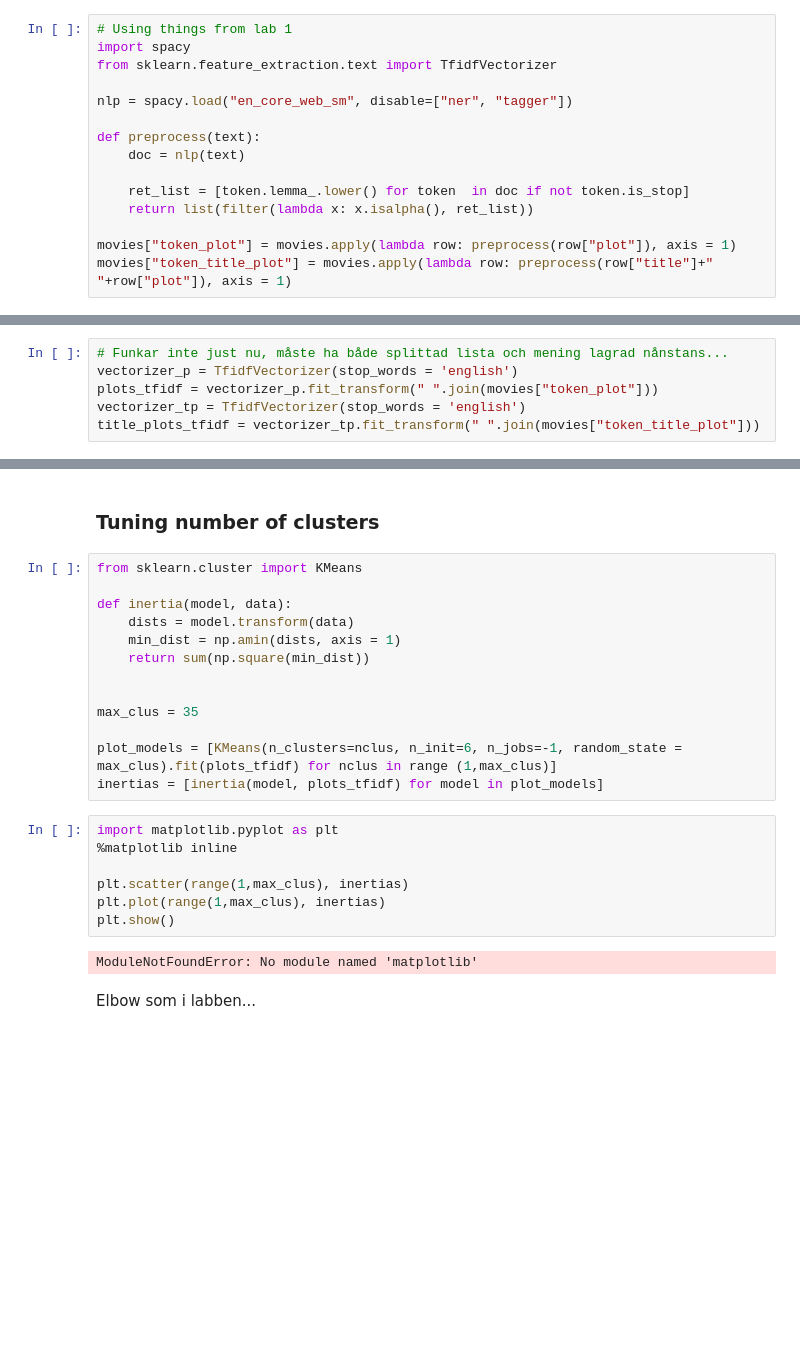
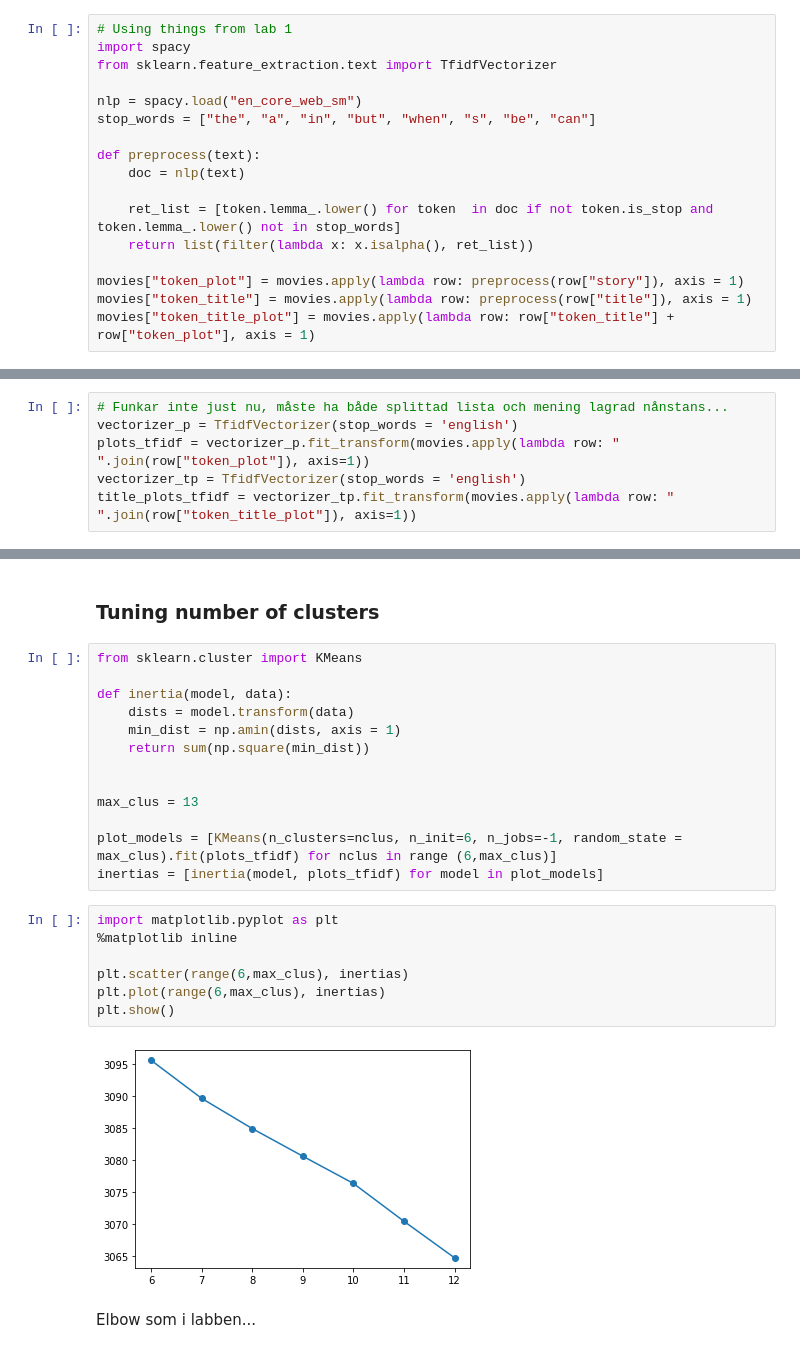
Before and after one commit to Napoleongl/A92_textmining_project, a Jupyter notebook: movie_clustering.ipynb, the cells around one changed output, grey strips where cells are left out. Saved outputs shown, nothing was run; the diff lists cells and outputs as text; blank space fills up the shorter version.

Commit message:
topics gotten and clustering failing

```diff
--- a/movie_clustering.ipynb
+++ b/movie_clustering.ipynb
@@ -31,13 +31,15 @@ Stoppord, tokens, lowercasing, möjligen lemmatisering.
 import spacy
 from sklearn.feature_extraction.text import TfidfVectorizer
 
-nlp = spacy.load("en_core_web_sm", disable=["ner", "tagger"])
+nlp = spacy.load("en_core_web_sm")
+stop_words = ["the", "a", "in", "but", "when", "s", "be", "can"]
 
 def preprocess(text):
     doc = nlp(text)
 
-    ret_list = [token.lemma_.lower() for token  in doc if not token.is_stop]
+    ret_list = [token.lemma_.lower() for token  in doc if not token.is_stop and token.lemma_.lower() not in stop_words]
     return list(filter(lambda x: x.isalpha(), ret_list))
 
-movies["token_plot"] = movies.apply(lambda row: preprocess(row["plot"]), axis = 1)
-movies["token_title_plot"] = movies.apply(lambda row: preprocess(row["title"]+" "+row["plot"]), axis = 1)
+movies["token_plot"] = movies.apply(lambda row: preprocess(row["story"]), axis = 1)
+movies["token_title"] = movies.apply(lambda row: preprocess(row["title"]), axis = 1)
+movies["token_title_plot"] = movies.apply(lambda row: row["token_title"] + row["token_plot"], axis = 1)
@@ -44,6 +57,6 @@ movies["token_title_plot"] = movies.apply(lambda row: preprocess(row["title"]+"
 # %%
 # Funkar inte just nu, måste ha både splittad lista och mening lagrad nånstans...
 vectorizer_p = TfidfVectorizer(stop_words = 'english')
-plots_tfidf = vectorizer_p.fit_transform(" ".join(movies["token_plot"]))
+plots_tfidf = vectorizer_p.fit_transform(movies.apply(lambda row: " ".join(row["token_plot"]), axis=1))
 vectorizer_tp = TfidfVectorizer(stop_words = 'english')
-title_plots_tfidf = vectorizer_tp.fit_transform(" ".join(movies["token_title_plot"]))
+title_plots_tfidf = vectorizer_tp.fit_transform(movies.apply(lambda row: " ".join(row["token_title_plot"]), axis=1))
@@ -62,19 +73,19 @@ def inertia(model, data):
     return sum(np.square(min_dist))
 
 
-max_clus = 35
+max_clus = 13
 
-plot_models = [KMeans(n_clusters=nclus, n_init=6, n_jobs=-1, random_state = max_clus).fit(plots_tfidf) for nclus in range (1,max_clus)]
+plot_models = [KMeans(n_clusters=nclus, n_init=6, n_jobs=-1, random_state = max_clus).fit(plots_tfidf) for nclus in range (6,max_clus)]
 inertias = [inertia(model, plots_tfidf) for model in plot_models]
 # %%
 import matplotlib.pyplot as plt
 %matplotlib inline
 
-plt.scatter(range(1,max_clus), inertias)
-plt.plot(range(1,max_clus), inertias)
+plt.scatter(range(6,max_clus), inertias)
+plt.plot(range(6,max_clus), inertias)
 plt.show()
 # %% [output]
-ModuleNotFoundError: No module named 'matplotlib'
+[figure, added]
 # %% [markdown]
 Elbow som i labben...
 # %% [markdown]
```
Also changed, not shown: parts of 14 cells of this notebook, 3 other files.
